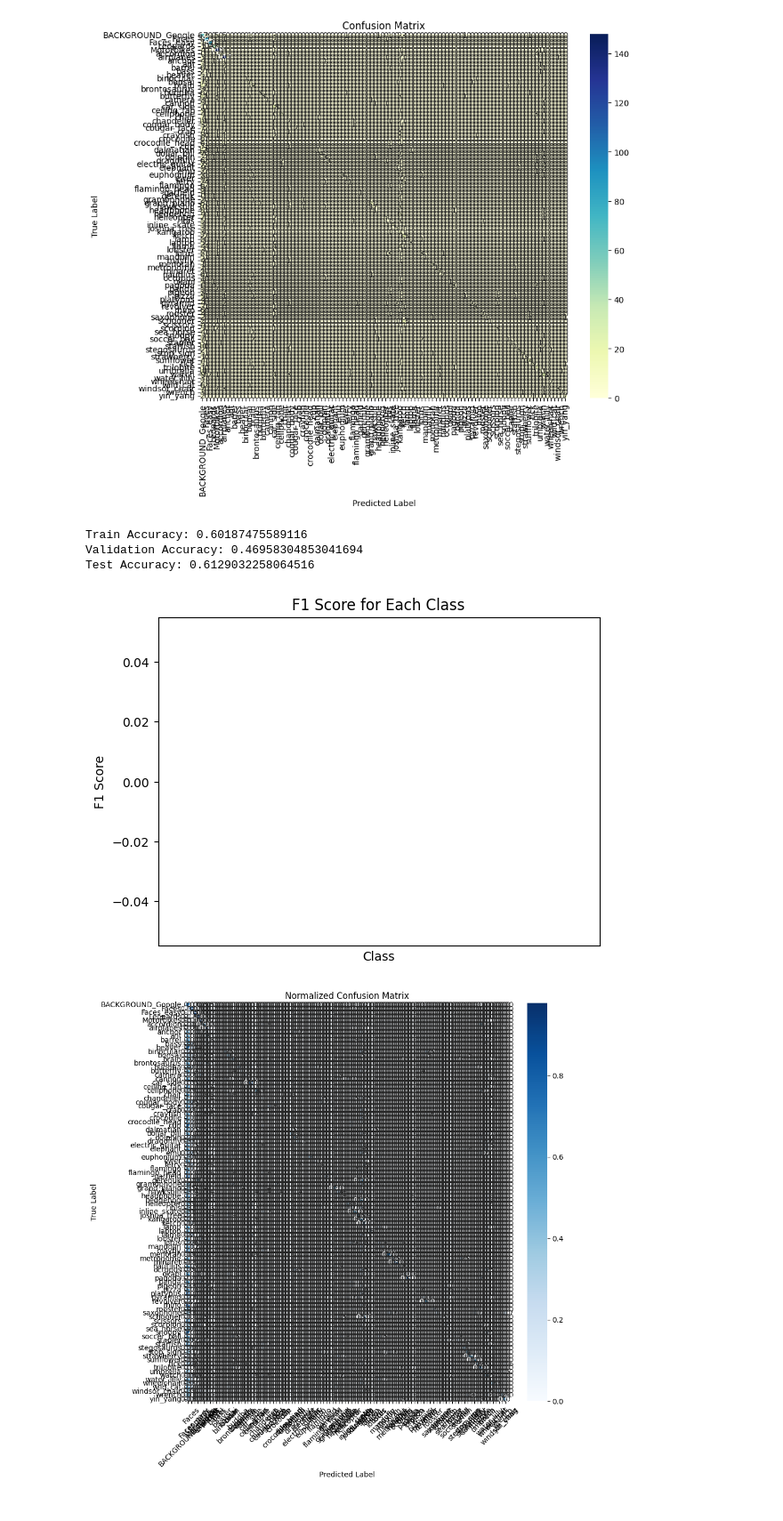
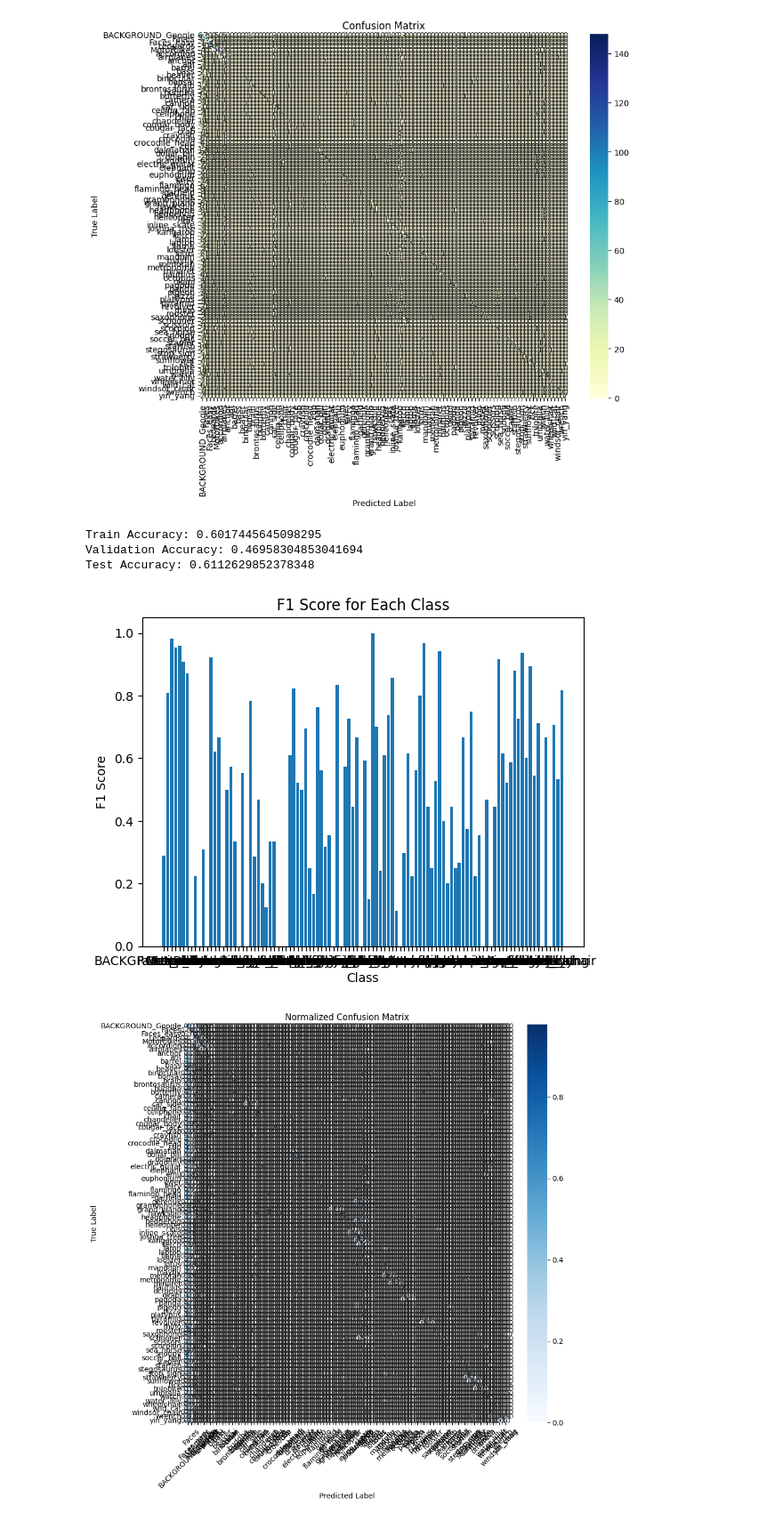
Before and after one commit to AARomanow/wiki, a Jupyter notebook: Caltech101_2.ipynb, the cells around one changed output. Shown at 89% size. Saved outputs shown, nothing was run; the diff lists cells and outputs as text; code cells hidden in the pictures.

```diff
--- a/Caltech101_2.ipynb
+++ b/Caltech101_2.ipynb
@@ -688,7 +688,7 @@ import cv2
 import numpy as np
 from sklearn.decomposition import PCA
 from sklearn.svm import SVC
-from sklearn.metrics import accuracy_score, classification_report
+from sklearn.metrics import accuracy_score, f1_score
 import matplotlib.pyplot as plt
 
 # Path to the pre-split train, validation, and test directories
@@ -744,42 +744,39 @@ svm.fit(train_images_pca, train_labels)
 train_predictions = svm.predict(train_images_pca)
 
 # Evaluate accuracy on the training set
 train_accuracy = accuracy_score(train_labels, train_predictions)
 print("Train Accuracy:", train_accuracy)
 
 # Predict the labels for the validation data
 val_predictions = svm.predict(val_images_pca)
 
 # Evaluate accuracy on the validation set
 val_accuracy = accuracy_score(val_labels, val_predictions)
 print("Validation Accuracy:", val_accuracy)
 
 # Predict the labels for the test data
 test_predictions = svm.predict(test_images_pca)
 
 # Evaluate accuracy on the test set
 test_accuracy = accuracy_score(test_labels, test_predictions)
 print("Test Accuracy:", test_accuracy)
 
-# Generate classification report on the test set
-classification_rep = classification_report(test_labels, test_predictions, output_dict=True)
-
-# Extract F1 scores and class names from the classification report
-f1_scores = [classification_rep[label]['f1-score'] for label in classification_rep.keys() if label.isdigit()]
-class_names = [str(label) for label in classification_rep.keys() if label.isdigit()]
+# Calculate F1 scores for each class
+f1_scores = f1_score(test_labels, test_predictions, average=None)
+class_names = np.unique(test_labels)
 
 # Plotting the F1 scores
 plt.bar(np.arange(len(class_names)), f1_scores)
 plt.xticks(np.arange(len(class_names)), class_names)
 plt.xlabel('Class')
 plt.ylabel('F1 Score')
 plt.title('F1 Score for Each Class')
 plt.show()
 # %% [output]
-Train Accuracy: 0.60187475589116
+Train Accuracy: 0.6017445645098295
 Validation Accuracy: 0.46958304853041694
-Test Accuracy: 0.6129032258064516
+Test Accuracy: 0.6112629852378348
-[figure, old version]
+[figure, new version]
 # %%
 import os
 import cv2
```
